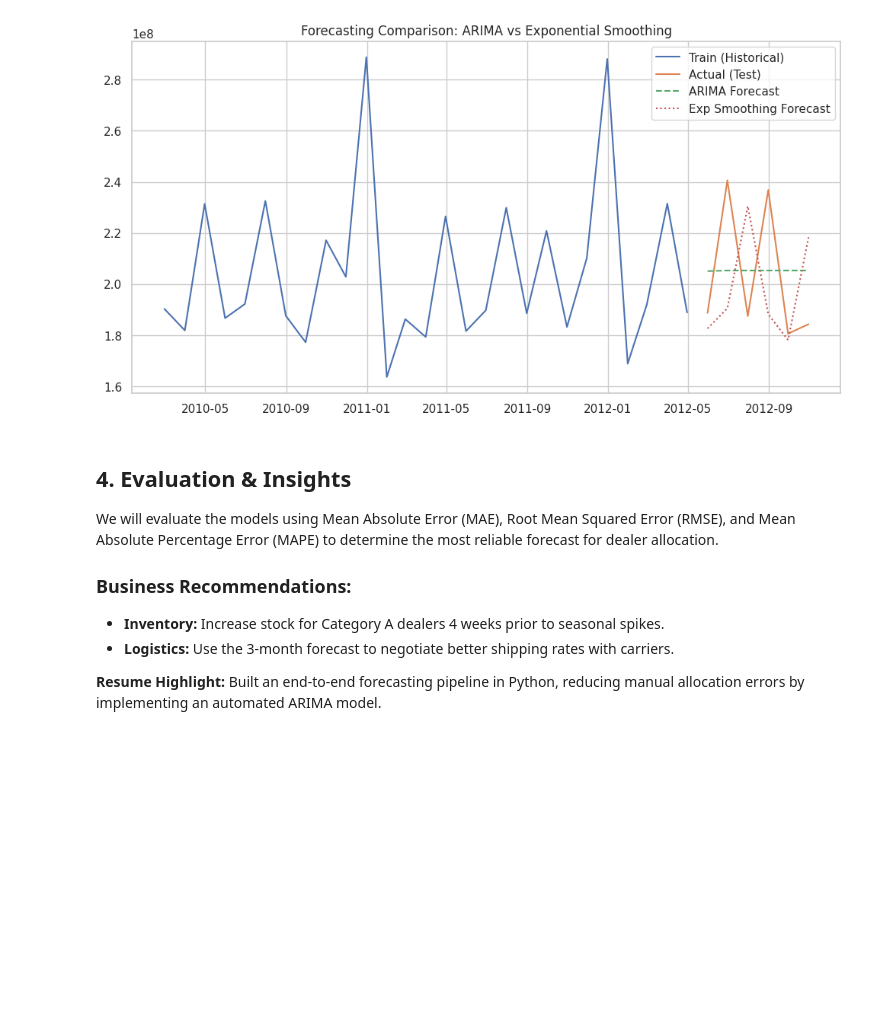
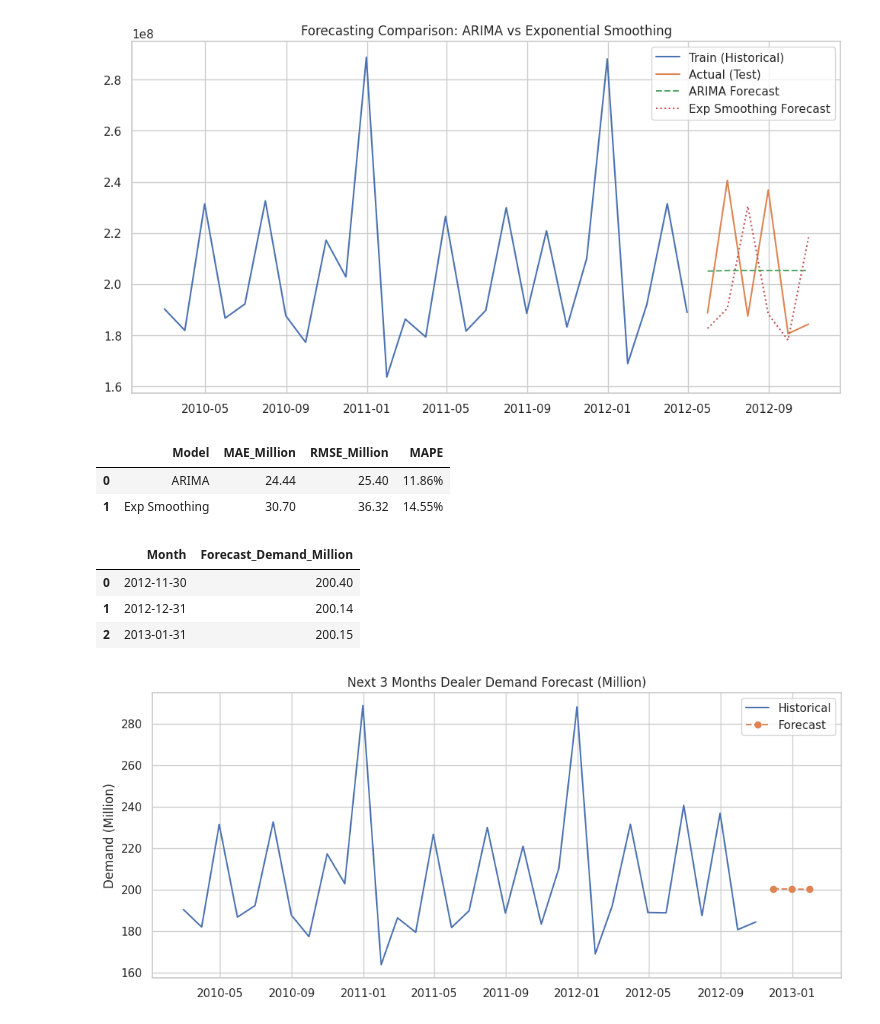
Before and after one commit to MIlanSuthar24/dealer-demand-forecasting-arima, a Jupyter notebook: dealer_demand_forecasting.ipynb, the cells around one changed output. Drawn from its saved outputs; the diff is of its cells as text; code cells hidden in the pictures; blank space fills up the shorter version.

```diff
--- a/dealer_demand_forecasting.ipynb
+++ b/dealer_demand_forecasting.ipynb
@@ -121,13 +124,3 @@ plt.show()
 | 0 | ARIMA | 2.443932e+07 | 2.540304e+07 | 11.86% |
 | 1 | Exp Smoothing | 3.070396e+07 | 3.632129e+07 | 14.55% |
 [figure]
-# %% [markdown]
-## 4. Evaluation & Insights
-
-We will evaluate the models using Mean Absolute Error (MAE), Root Mean Squared Error (RMSE), and Mean Absolute Percentage Error (MAPE) to determine the most reliable forecast for dealer allocation.
-
-### Business Recommendations:
-* **Inventory:** Increase stock for Category A dealers 4 weeks prior to seasonal spikes.
-* **Logistics:** Use the 3-month forecast to negotiate better shipping rates with carriers.
-
-**Resume Highlight:** Built an end-to-end forecasting pipeline in Python, reducing manual allocation errors by implementing an automated ARIMA model.
@@ -133,0 +132,38 @@ We will evaluate the models using Mean Absolute Error (MAE), Root Mean Squared E
+# %%
+final_results = results_df[["Model", "MAE_Million", "RMSE_Million", "MAPE"]]
+final_results
+# %% [output]
+|  | Model | MAE_Million | RMSE_Million | MAPE |
+| 0 | ARIMA | 24.44 | 25.40 | 11.86% |
+| 1 | Exp Smoothing | 30.70 | 36.32 | 14.55% |
+# %%
+# Final ARIMA model trained on full historical data
+final_model = ARIMA(monthly_demand, order=(1,1,1)).fit()
+
+# Forecast next 3 months
+future = final_model.forecast(steps=3)
+
+forecast_df = pd.DataFrame({
+    "Month": future.index,
+    "Forecast_Demand_Million": (future.values / 1000000).round(2)
+})
+
+
+display(forecast_df)
+# %% [output]
+|  | Month | Forecast_Demand_Million |
+| 0 | 2012-11-30 | 200.40 |
+| 1 | 2012-12-31 | 200.14 |
+| 2 | 2013-01-31 | 200.15 |
+# %%
+plt.figure(figsize=(12,5))
+
+plt.plot(monthly_demand.index, monthly_demand.values/1e6, label="Historical")
+plt.plot(future.index, future.values/1e6, marker="o", linestyle="--", label="Forecast")
+
+plt.title("Next 3 Months Dealer Demand Forecast (Million)")
+plt.ylabel("Demand (Million)")
+plt.legend()
+plt.show()
+# %% [output]
+[figure, added]
```
Also changed, not shown: parts of 5 cells of this notebook.
